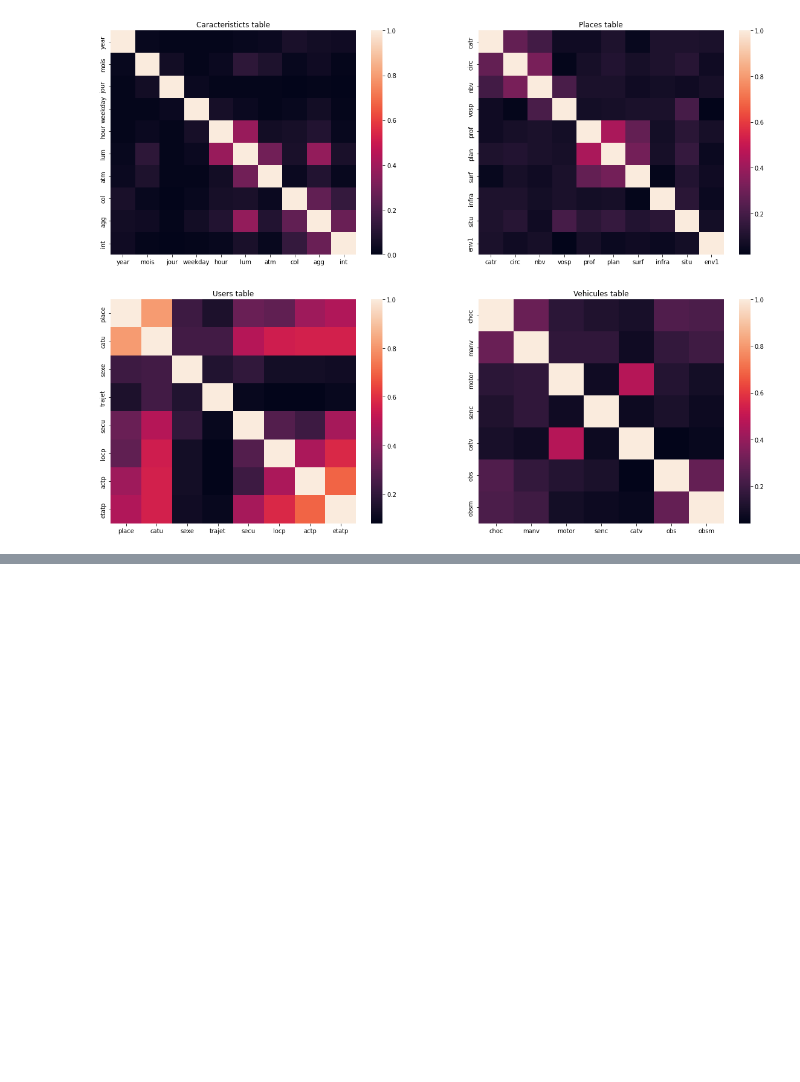
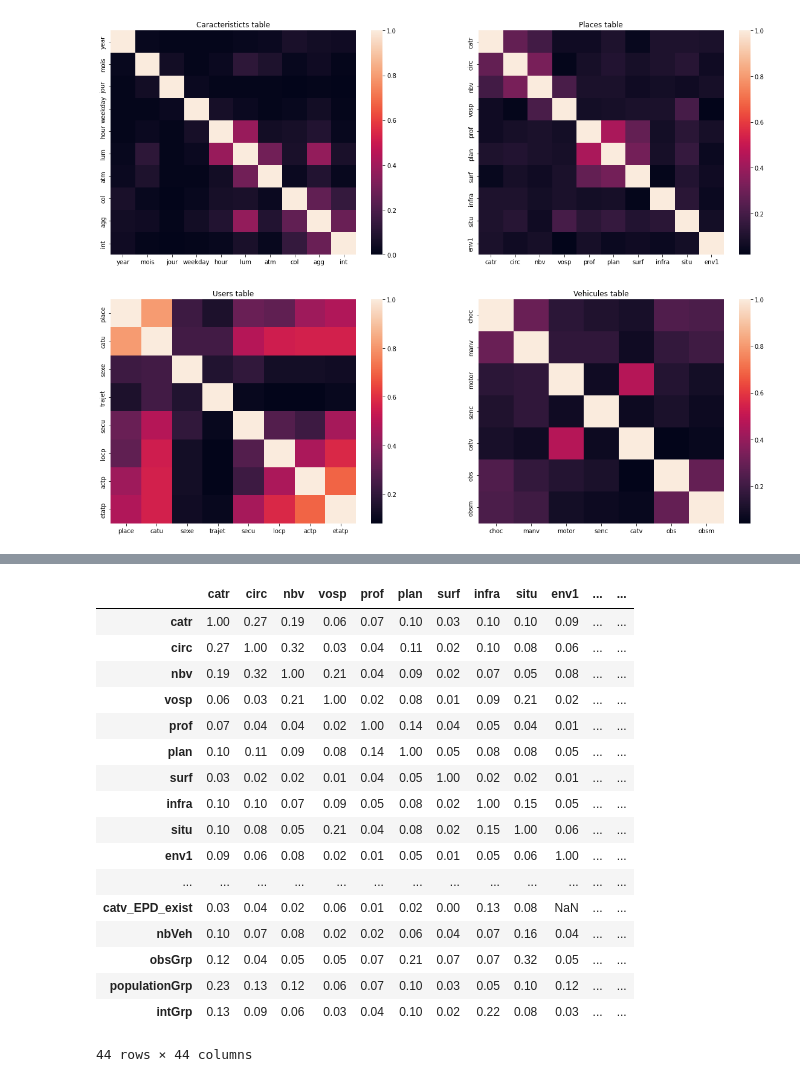
Before and after one commit to YacineHajjiDataScientist/20220814_dsProject, a Jupyter notebook: 20220821_projectDS.ipynb, the cells around one changed output, grey strips where cells are left out. Cells and saved outputs as stored; diff of their text form; code cells hidden in the pictures; blank space fills up the shorter version.

```diff
--- a/20220821_projectDS.ipynb
+++ b/20220821_projectDS.ipynb
@@ -1946,0 +2052,21 @@ Name: grav, dtype: float64
+# %%
+resMatrixPool
+# %% [output]
+|  | catr | circ | nbv | vosp | prof | plan | surf | infra | situ | env1 | ... | ... |
+| catr | 1.00 | 0.27 | 0.19 | 0.06 | 0.07 | 0.10 | 0.03 | 0.10 | 0.10 | 0.09 | ... | ... |
+| circ | 0.27 | 1.00 | 0.32 | 0.03 | 0.04 | 0.11 | 0.02 | 0.10 | 0.08 | 0.06 | ... | ... |
+| nbv | 0.19 | 0.32 | 1.00 | 0.21 | 0.04 | 0.09 | 0.02 | 0.07 | 0.05 | 0.08 | ... | ... |
+| vosp | 0.06 | 0.03 | 0.21 | 1.00 | 0.02 | 0.08 | 0.01 | 0.09 | 0.21 | 0.02 | ... | ... |
+| prof | 0.07 | 0.04 | 0.04 | 0.02 | 1.00 | 0.14 | 0.04 | 0.05 | 0.04 | 0.01 | ... | ... |
+| plan | 0.10 | 0.11 | 0.09 | 0.08 | 0.14 | 1.00 | 0.05 | 0.08 | 0.08 | 0.05 | ... | ... |
+| surf | 0.03 | 0.02 | 0.02 | 0.01 | 0.04 | 0.05 | 1.00 | 0.02 | 0.02 | 0.01 | ... | ... |
+| infra | 0.10 | 0.10 | 0.07 | 0.09 | 0.05 | 0.08 | 0.02 | 1.00 | 0.15 | 0.05 | ... | ... |
+| situ | 0.10 | 0.08 | 0.05 | 0.21 | 0.04 | 0.08 | 0.02 | 0.15 | 1.00 | 0.06 | ... | ... |
+| env1 | 0.09 | 0.06 | 0.08 | 0.02 | 0.01 | 0.05 | 0.01 | 0.05 | 0.06 | 1.00 | ... | ... |
+| ... | ... | ... | ... | ... | ... | ... | ... | ... | ... | ... | ... | ... |
+| catv_EPD_exist | 0.03 | 0.04 | 0.02 | 0.06 | 0.01 | 0.02 | 0.00 | 0.13 | 0.08 | NaN | ... | ... |
+| nbVeh | 0.10 | 0.07 | 0.08 | 0.02 | 0.02 | 0.06 | 0.04 | 0.07 | 0.16 | 0.04 | ... | ... |
+| obsGrp | 0.12 | 0.04 | 0.05 | 0.05 | 0.07 | 0.21 | 0.07 | 0.07 | 0.32 | 0.05 | ... | ... |
+| populationGrp | 0.23 | 0.13 | 0.12 | 0.06 | 0.07 | 0.10 | 0.03 | 0.05 | 0.10 | 0.12 | ... | ... |
+| intGrp | 0.13 | 0.09 | 0.06 | 0.03 | 0.04 | 0.10 | 0.02 | 0.22 | 0.08 | 0.03 | ... | ... |
+44 rows × 44 columns
```
Also changed, not shown: parts of 18 cells of this notebook.
